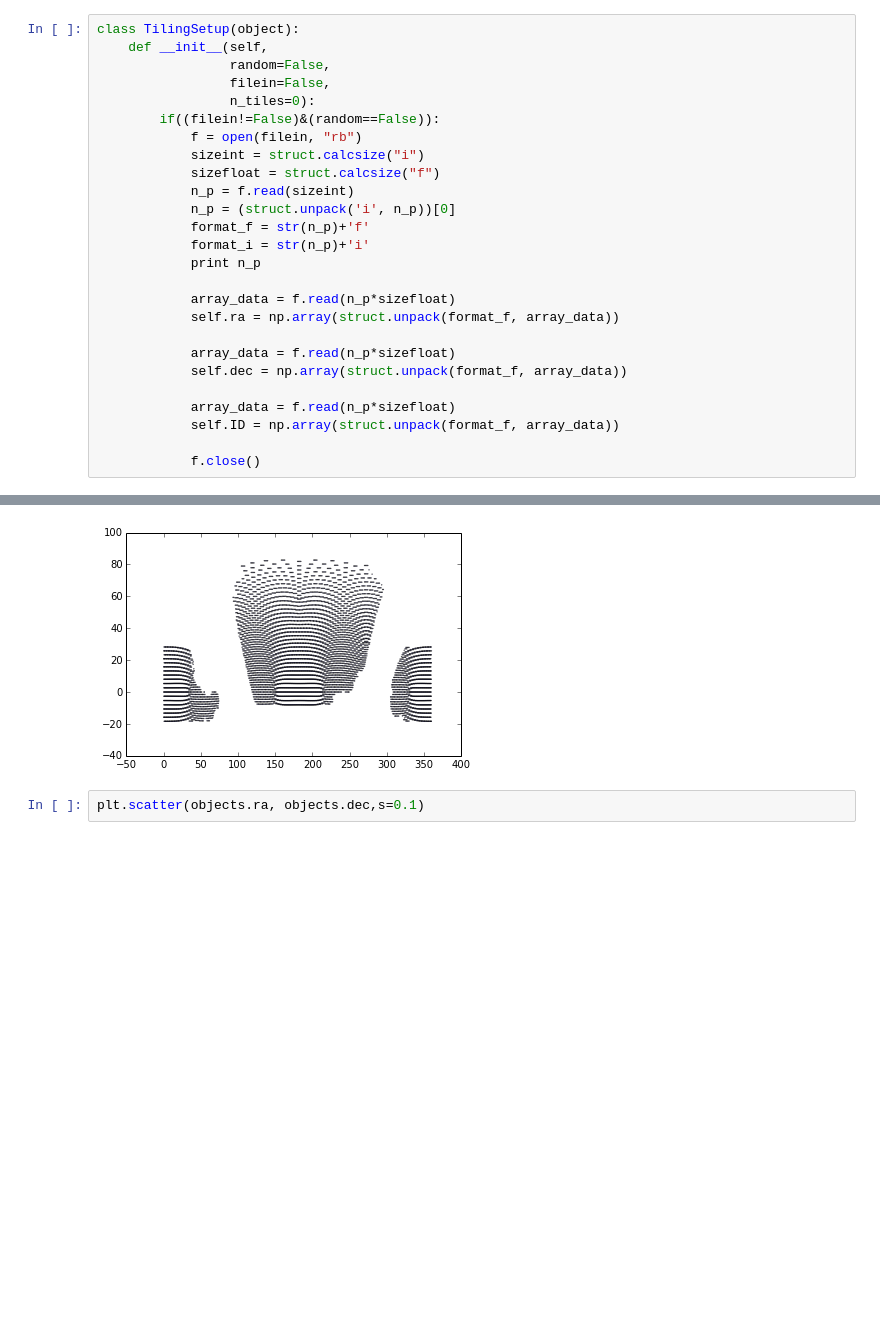
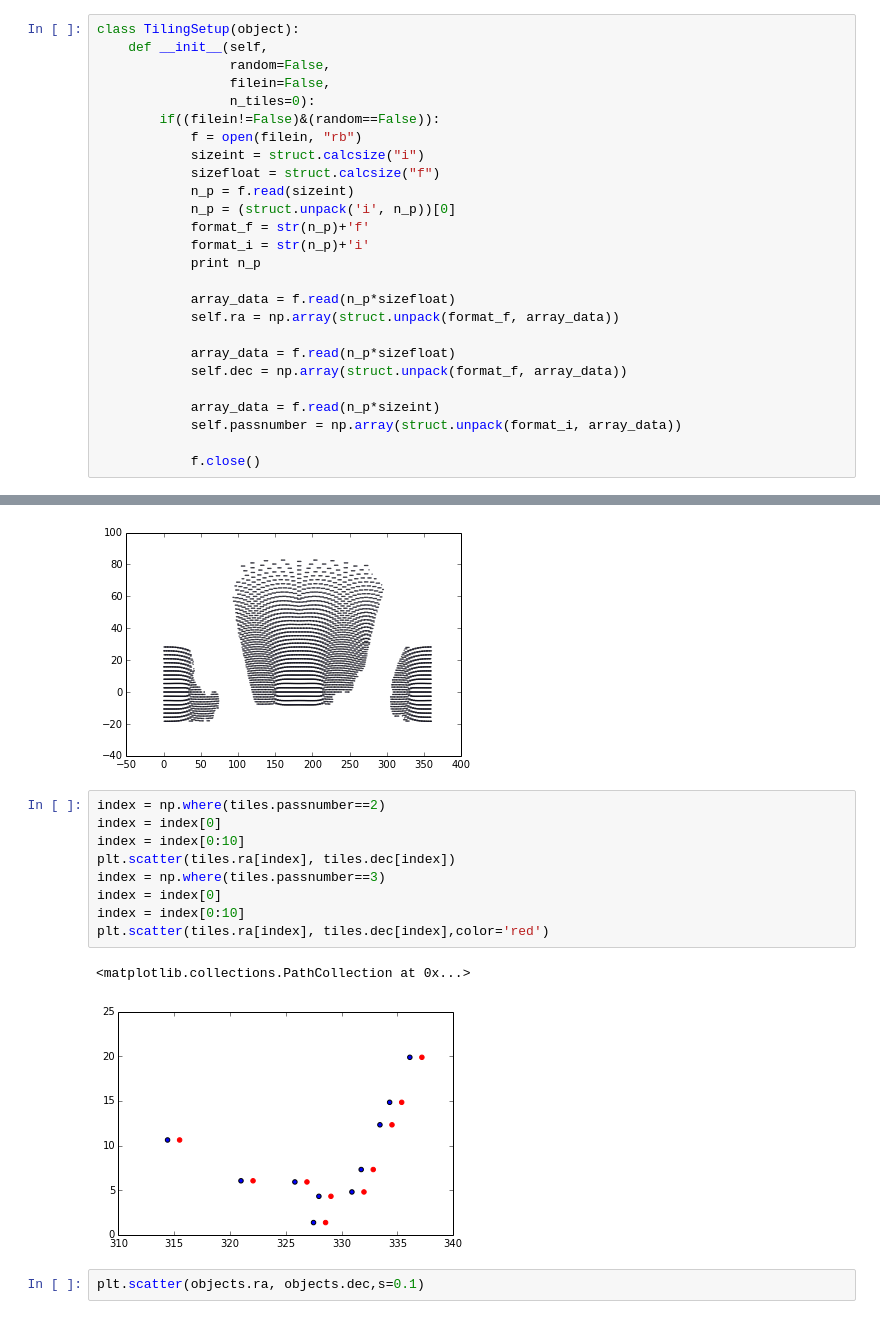
Before and after one commit to forero/QuickFiber, a Jupyter notebook: python/SandBox.ipynb, the cells around one changed output, grey strips where cells are left out. Drawn from its saved outputs; the diff is of its cells as text; blank space fills up the shorter version.

```diff
--- a/python/SandBox.ipynb
+++ b/python/SandBox.ipynb
@@ -85,7 +131,7 @@ class TilingSetup(object):
             array_data = f.read(n_p*sizefloat)
             self.dec = np.array(struct.unpack(format_f, array_data))
 
-            array_data = f.read(n_p*sizefloat)
-            self.ID = np.array(struct.unpack(format_f, array_data))
+            array_data = f.read(n_p*sizeint)
+            self.passnumber = np.array(struct.unpack(format_i, array_data))
 
             f.close()
@@ -100,6 +150,18 @@ plt.scatter(tiles.ra, tiles.dec,s=0.1)
 # %% [output]
 <matplotlib.collections.PathCollection at 0x...>
 [figure]
+# %%
+index = np.where(tiles.passnumber==2)
+index = index[0]
+index = index[0:10]
+plt.scatter(tiles.ra[index], tiles.dec[index])
+index = np.where(tiles.passnumber==3)
+index = index[0]
+index = index[0:10]
+plt.scatter(tiles.ra[index], tiles.dec[index],color='red')
+# %% [output]
+<matplotlib.collections.PathCollection at 0x...>
+[figure, added]
 # %%
 plt.scatter(objects.ra, objects.dec,s=0.1)
 # %% [output]
```
Also changed, not shown: parts of 3 cells of this notebook.
